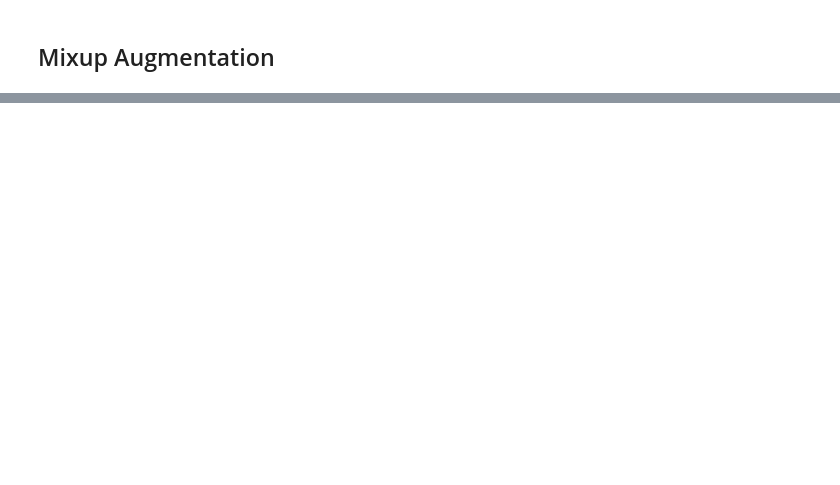
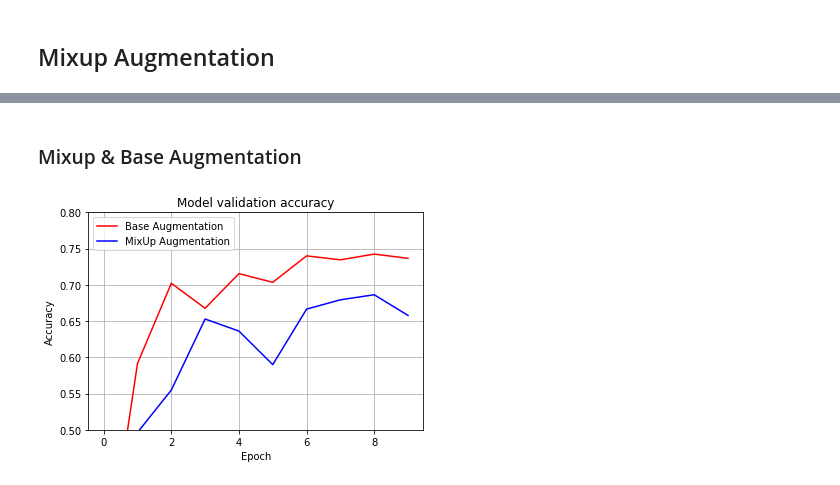
Before and after one commit to choihyun2020/AIFFEL, a Jupyter notebook: GD.02 - CutMix or Mixup.ipynb, the cells around one changed output, grey strips where cells are left out. Drawn from its saved outputs; the diff is of its cells as text; code cells hidden in the pictures; blank space fills up the shorter version.

```diff
--- a/GD.02 - CutMix or Mixup.ipynb
+++ b/GD.02 - CutMix or Mixup.ipynb
@@ -490,0 +503,14 @@ history_resnet50_mixup_aug = resnet50_mixup_aug.fit(
+# %% [markdown]
+### Mixup & Base Augmentation
+# %%
+plt.plot(history_resnet50_base_aug.history['val_accuracy'], 'r')
+plt.plot(history_resnet50_mixup_aug.history['val_accuracy'], 'b')
+plt.title('Model validation accuracy')
+plt.ylabel('Accuracy')
+plt.xlabel('Epoch')
+plt.legend(['Base Augmentation', 'MixUp Augmentation'], loc='upper left')
+plt.grid(True)
+plt.ylim(0.50, 0.80)
+plt.show()
+# %% [output]
+[figure, added]
```
Also changed, not shown: parts of 61 cells of this notebook.
